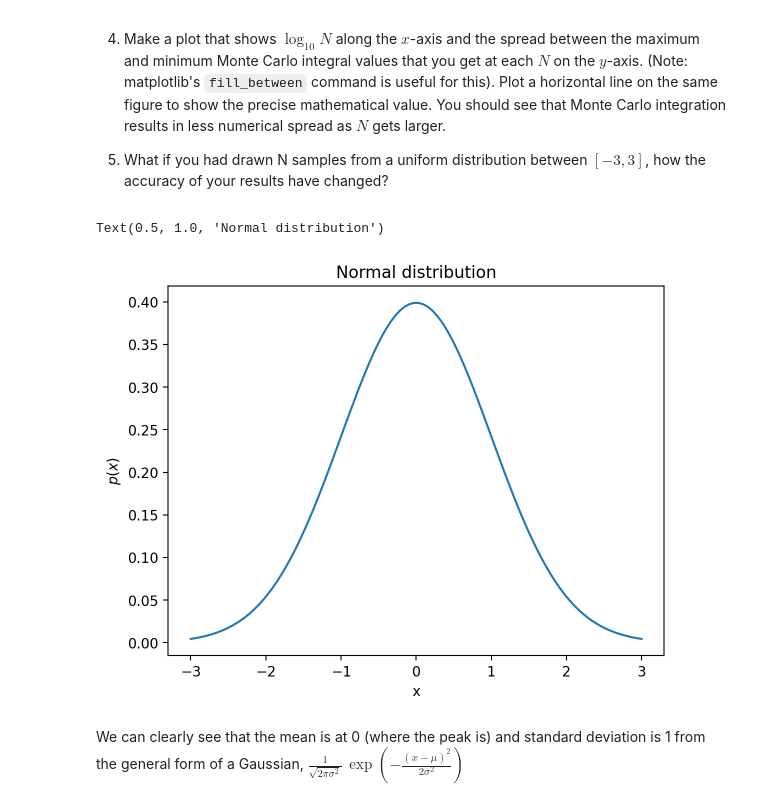
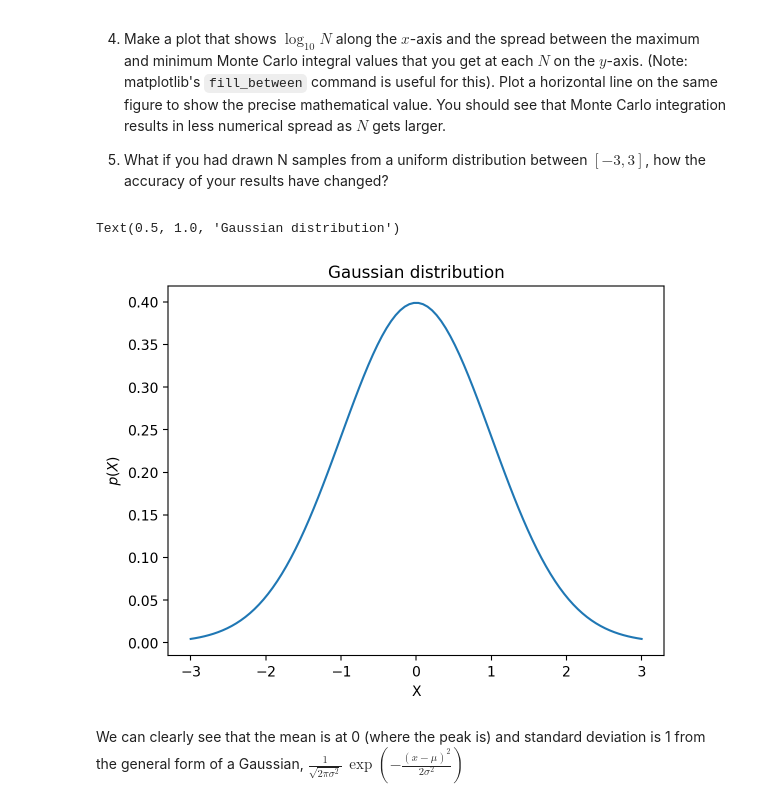
Before and after one commit to agupta-umiss/phys629-fall-2023, a Jupyter notebook: student_folders/arindam_sharma/phys629_f23_hw2_Arindam_Sharma.ipynb, the cells around one changed output. Saved outputs shown, nothing was run; the diff lists cells and outputs as text; code cells hidden in the pictures.

```diff
--- a/student_folders/arindam_sharma/phys629_f23_hw2_Arindam_Sharma.ipynb
+++ b/student_folders/arindam_sharma/phys629_f23_hw2_Arindam_Sharma.ipynb
@@ -23,13 +23,12 @@ import matplotlib.pyplot as plt
 %config InlineBackend.figure_format='retina'
 # %%
 #Create a random number generator
-seed = 1
-rng = np.random.default_rng(seed)
+rng = np.random.default_rng(seed=1)
 
 #1
 x = rng.uniform(1,10,1000)
 
-#2
+#2 Histogram of samples
 fig, ax = plt.subplots()
 ax.hist(x, bins=30, alpha=0.5, density=True)
 ax.set_xlabel('Samples from x')
@@ -118,20 +118,21 @@ $$ \int_{-3}^{3} \frac{1}{\sqrt{2\pi}} \exp\left(-\frac{x^2}{2}\right) \,dx \app
 # %%
 #1 Plotting the Gaussian
 
+#Define our pdf as a function
 def p(x):
     pi=np.pi
     return np.exp(-x**2/2) / np.sqrt(2*pi)
 
 x_arr = np.linspace(-3,3,100)
 p_arr = p(x_arr)
 
 fig, ax = plt.subplots()
 ax.plot(x_arr, p_arr)
-ax.set_xlabel('x')
-ax.set_ylabel('$p(x)$')
-ax.set_title('Normal distribution')
+ax.set_xlabel('X')
+ax.set_ylabel('$p(X)$')
+ax.set_title('Gaussian distribution')
 # %% [output]
-Text(0.5, 1.0, 'Normal distribution')
+Text(0.5, 1.0, 'Gaussian distribution')
-[figure, old version]
+[figure, new version]
 # %% [markdown]
 We can clearly see that the mean is at 0 (where the peak is) and standard deviation is 1 from the general form of a Gaussian, $\frac{1}{\sqrt{2\pi\sigma^2}}\,\exp\left(-\frac{(x-\mu)^2}{2\sigma^2}\right)$
```
Also changed, not shown: parts of 8 cells of this notebook, 1 other file.
